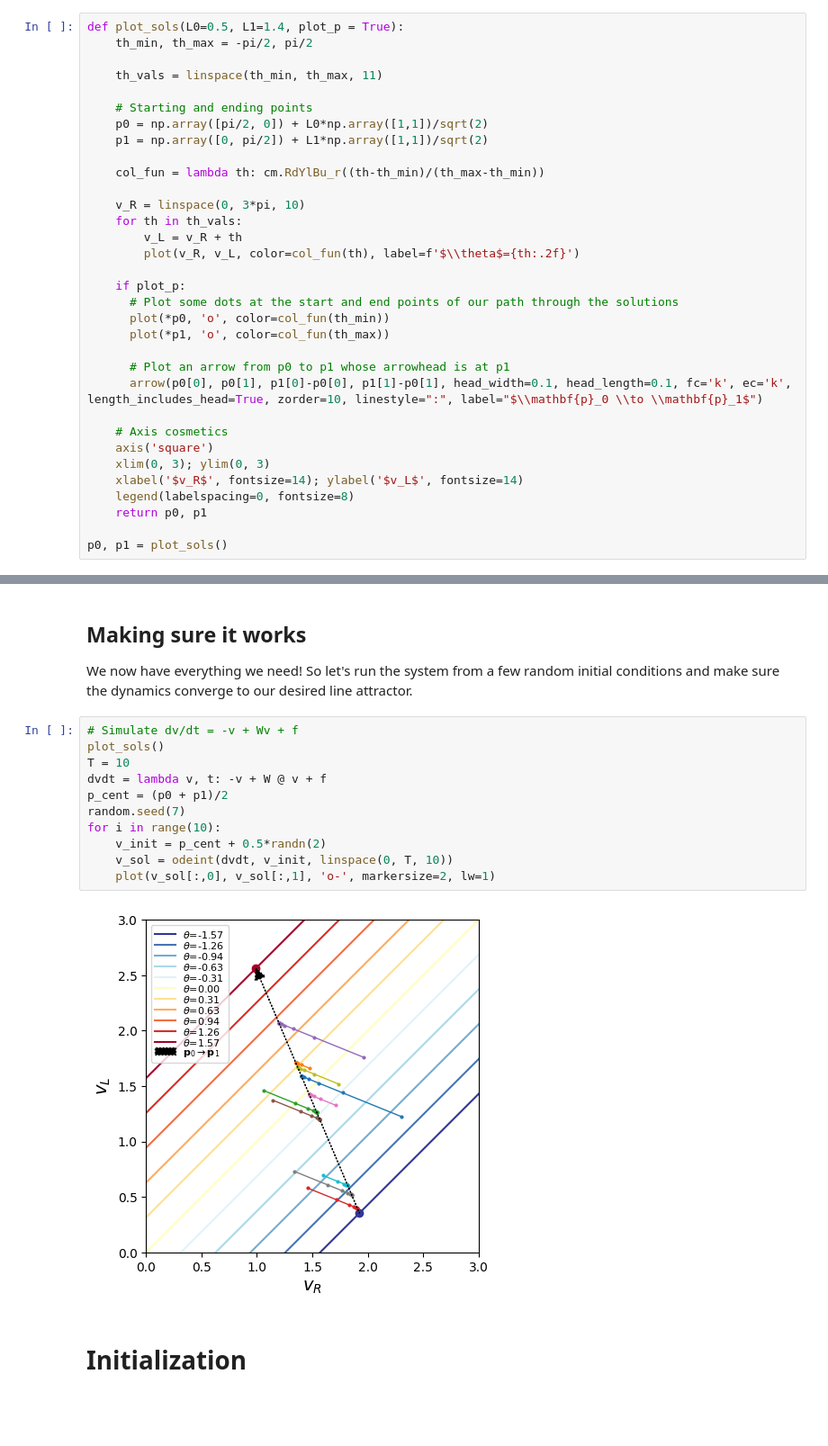
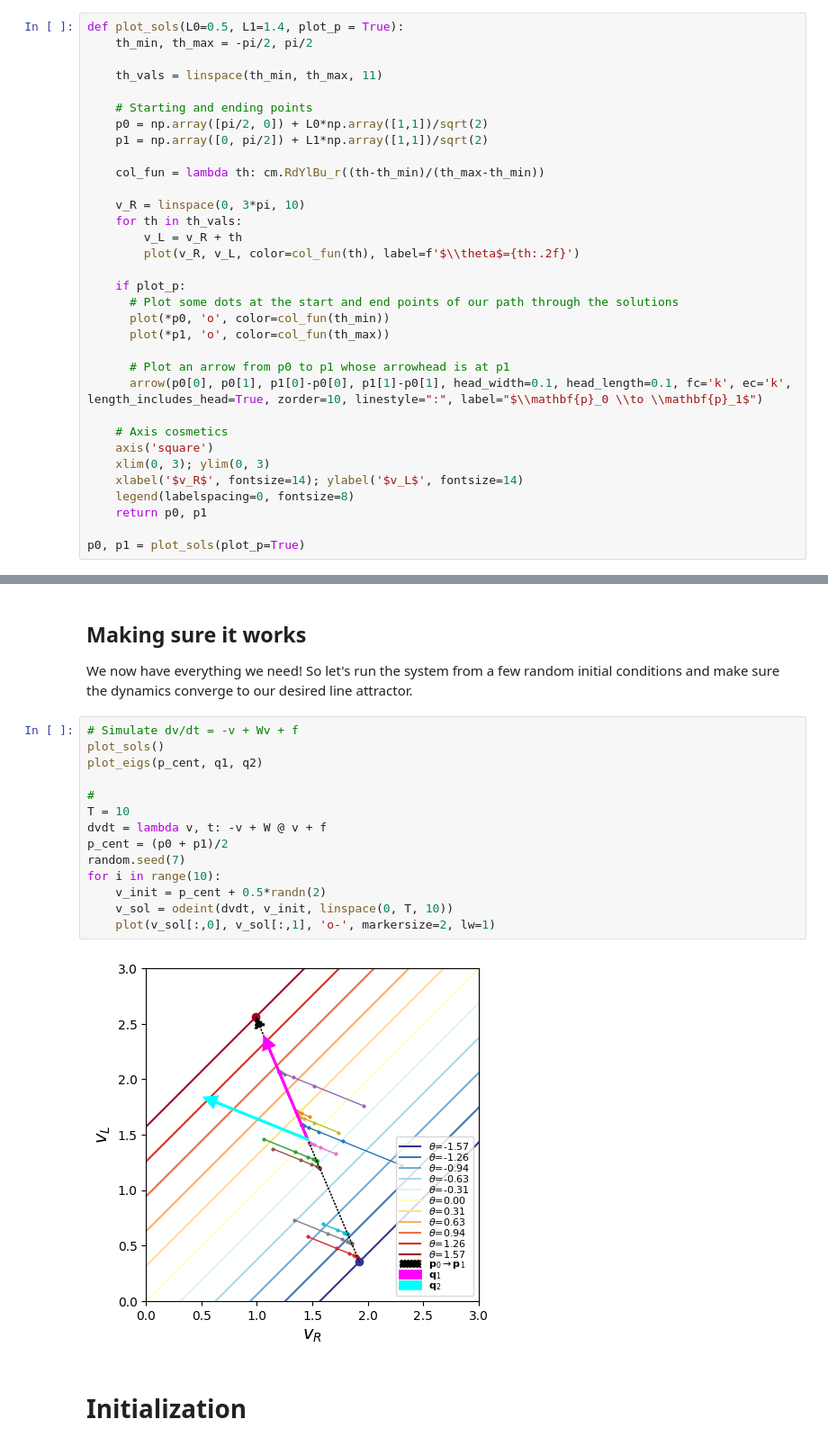
Before and after one commit to stootoon/how-brain-keeps-eyes-still, a Jupyter notebook: demo.ipynb, the cells around one changed output, grey strips where cells are left out. Shown at 90% size. Cells and saved outputs as stored; diff of their text form; blank space fills up the shorter version.

```diff
--- a/demo.ipynb
+++ b/demo.ipynb
@@ -41,7 +41,7 @@ def plot_sols(L0=0.5, L1=1.4, plot_p = True):
     legend(labelspacing=0, fontsize=8)
     return p0, p1
 
-p0, p1 = plot_sols()
+p0, p1 = plot_sols(plot_p=True)
 # %% [output]
 [figure]
 # %% [markdown]
@@ -101,16 +101,19 @@ We now have everything we need! So let's run the system from a few random initia
 # %%
 # Simulate dv/dt = -v + Wv + f
 plot_sols()
+plot_eigs(p_cent, q1, q2)
+
+#
 T = 10
 dvdt = lambda v, t: -v + W @ v + f
 p_cent = (p0 + p1)/2
 random.seed(7)
 for i in range(10):
     v_init = p_cent + 0.5*randn(2)
     v_sol = odeint(dvdt, v_init, linspace(0, T, 10))
     plot(v_sol[:,0], v_sol[:,1], 'o-', markersize=2, lw=1)
 # %% [output]
-[figure, old version]
+[figure, new version]
 # %% [markdown]
 # Initialization
 # %% [markdown]
```
